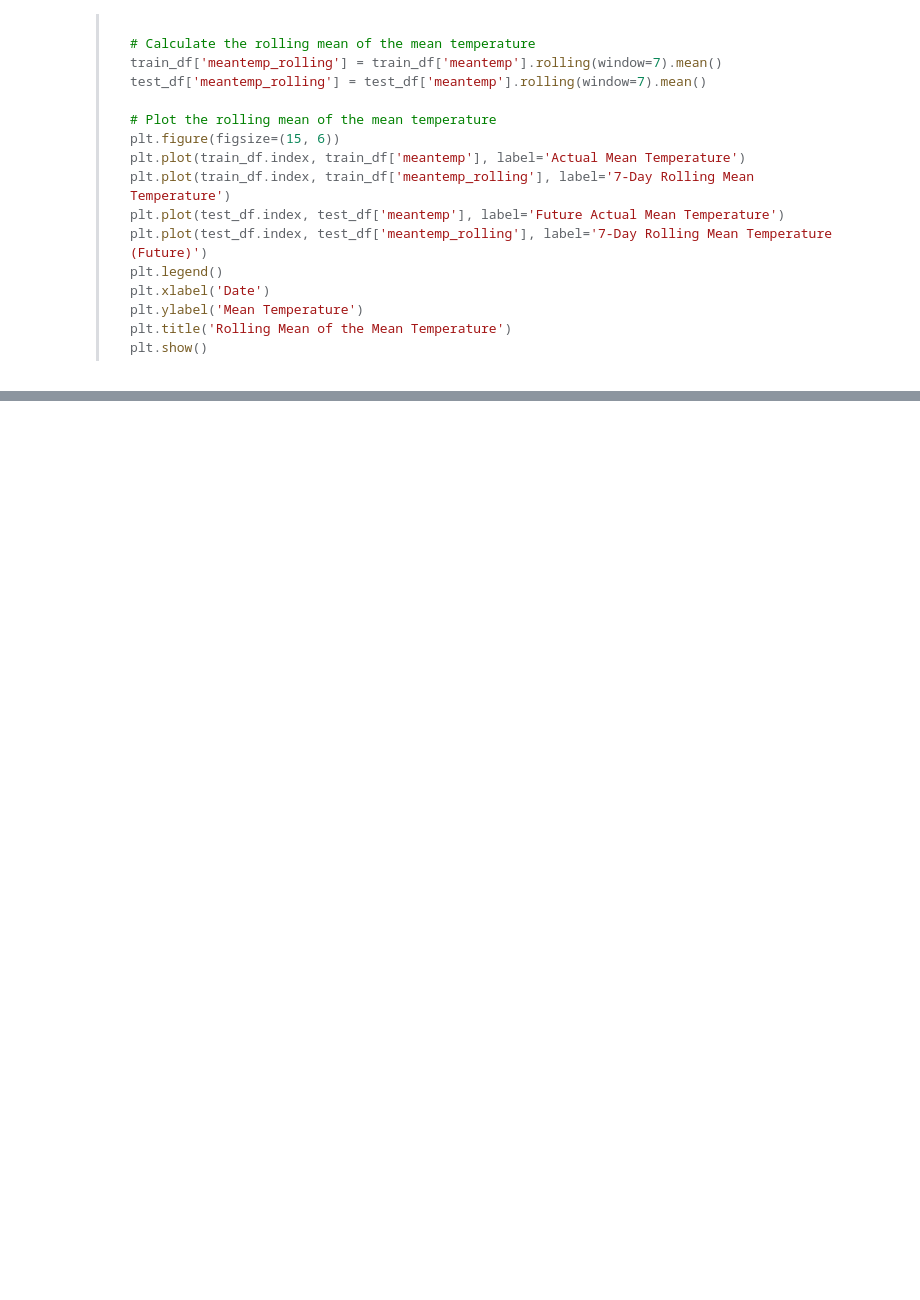
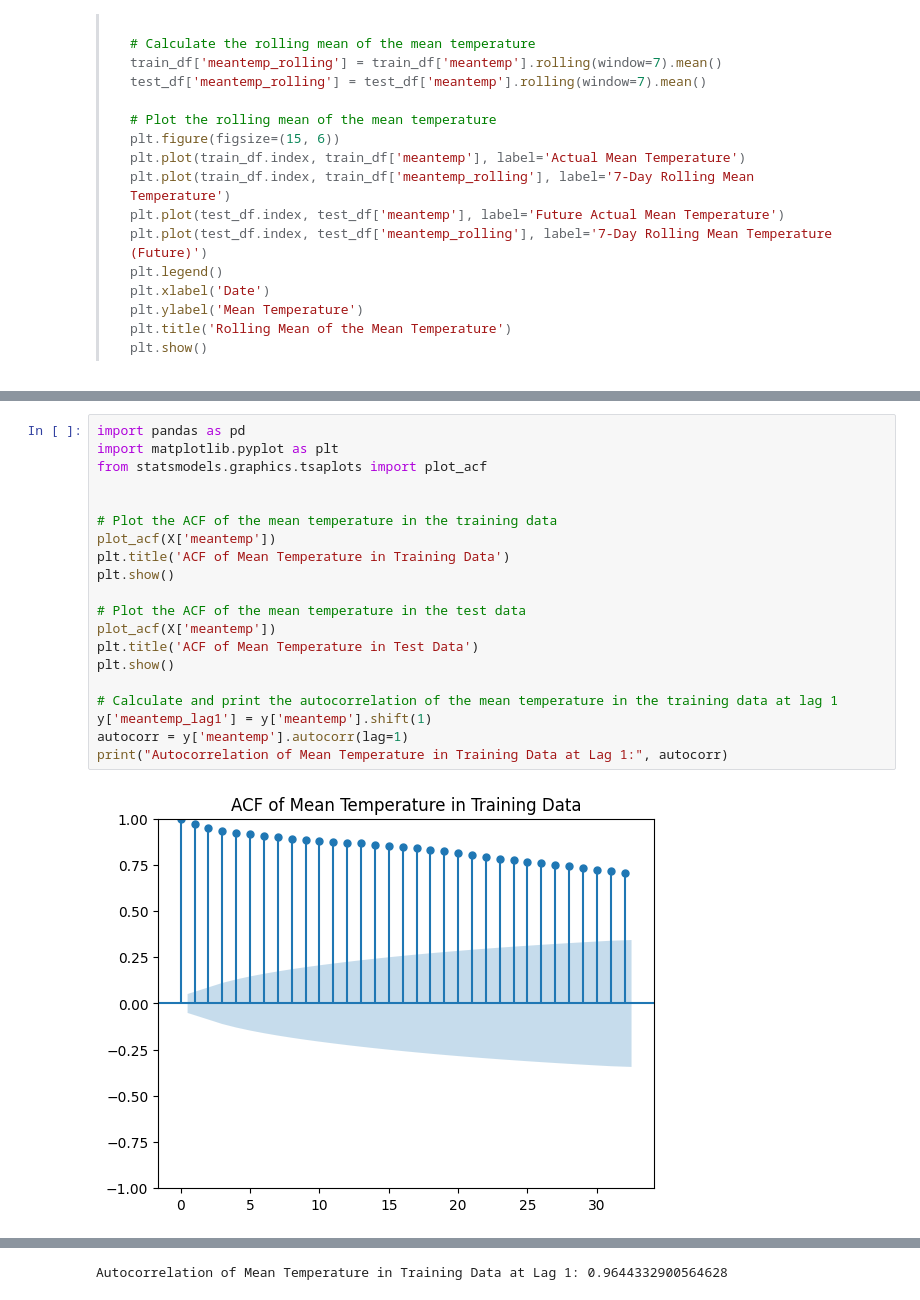
Before and after one commit to arielwendichansky/DI_Bootcamp, a Jupyter notebook: Week9/Day3/Daily_challenge/Advanced_Time_Series_Forecast.ipynb, the cells around one changed output, grey strips where cells are left out. Saved outputs shown, nothing was run; the diff lists cells and outputs as text; blank space fills up the shorter version.

```diff
--- a/Week9/Day3/Daily_challenge/Advanced_Time_Series_Forecast.ipynb
+++ b/Week9/Day3/Daily_challenge/Advanced_Time_Series_Forecast.ipynb
@@ -371,0 +531,22 @@ plt.show()
+# %%
+import pandas as pd
+import matplotlib.pyplot as plt
+from statsmodels.graphics.tsaplots import plot_acf
+
+
+# Plot the ACF of the mean temperature in the training data
+plot_acf(X['meantemp'])
+plt.title('ACF of Mean Temperature in Training Data')
+plt.show()
+
+# Plot the ACF of the mean temperature in the test data
+plot_acf(X['meantemp'])
+plt.title('ACF of Mean Temperature in Test Data')
+plt.show()
+
+# Calculate and print the autocorrelation of the mean temperature in the training data at lag 1
+y['meantemp_lag1'] = y['meantemp'].shift(1)
+autocorr = y['meantemp'].autocorr(lag=1)
+print("Autocorrelation of Mean Temperature in Training Data at Lag 1:", autocorr)
+# %% [output]
+[figure, added]
@@ -371,0 +554 @@ plt.show()
+Autocorrelation of Mean Temperature in Training Data at Lag 1: 0.9644332900564628
```
Also changed, not shown: parts of 15 cells of this notebook.
